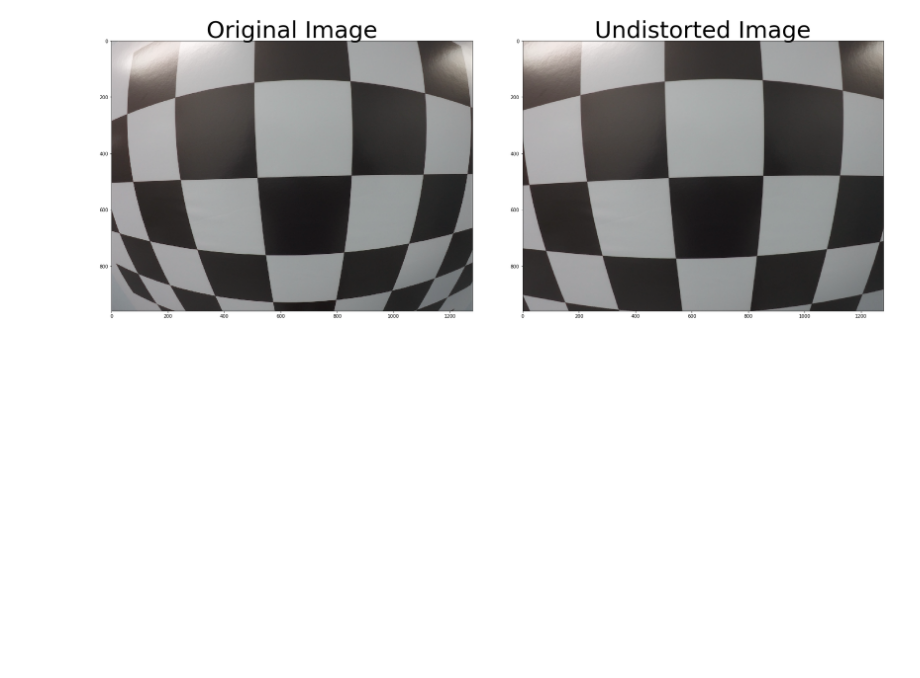
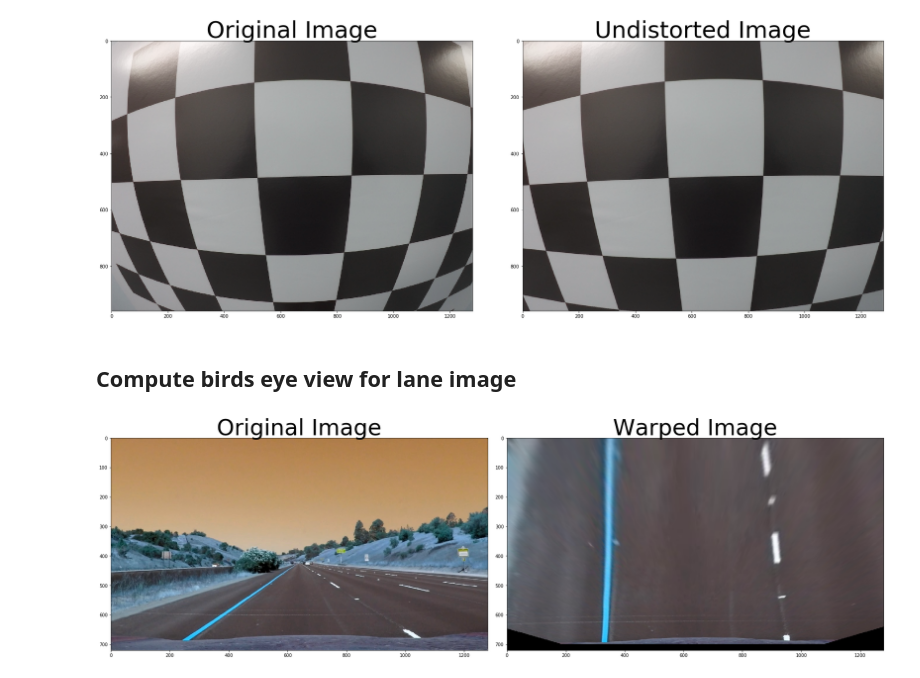
Before and after one commit to sd37/CarND-Advanced-Lane-Lines, a Jupyter notebook: solution.ipynb, the cells around one changed output. Saved outputs shown, nothing was run; the diff lists cells and outputs as text; code cells hidden in the pictures; blank space fills up the shorter version.

Commit message:
perpespective transform works

```diff
--- a/solution.ipynb
+++ b/solution.ipynb
@@ -52,7 +90,7 @@ for fname in images:
         # Draw and display the corners
         #img = cv2.drawChessboardCorners(img, (9,6), corners, ret)
         #cv2.imshow('img',img)
-        #cv2.waitKey(500)
+        cv2.waitKey(500)
 
 # cv2.destroyAllWindows()
 
@@ -99,3 +137,48 @@ ax2.set_title('Undistorted Image', fontsize=50)
 plt.subplots_adjust(left=0., right=1, top=0.9, bottom=0.)
 # %% [output]
 [figure]
+# %% [markdown]
+## Compute birds eye view for lane image
+# %%
+def gen_birds_eye_view(img):
+    top_right_src = [725, 460]
+    top_left_src = [575, 460]
+    bottom_right_src = [1080, 680]
+    bottom_left_src = [250, 680]
+
+    top_right_dest = [980, 20]
+    top_left_dest = [320, 20]
+    bottom_right_dest = [980, 680]
+    bottom_left_dest = [320,680]
+
+    src = np.float32([top_right_src, top_left_src, bottom_right_src, bottom_left_src])
+
+    dst = np.float32([top_right_dest, top_left_dest, bottom_right_dest, bottom_left_dest])
+
+    # Given src and dst points, calculate the perspective transform matrix
+    M = cv2.getPerspectiveTransform(src, dst)
+    # Warp the image using OpenCV warpPerspective()
+    img_size = (img.shape[1], img.shape[0])
+    warped = cv2.warpPerspective(img, M, img_size)
+
+    # Return the resulting image and matrix
+    return warped, M
+# %%
+# test
+
+img = cv2.imread('./test_images/straight_lines1.jpg')
+img = cv2.cvtColor(img,cv2.COLOR_BGR2RGB)
+undistorted = cal_undistort(img, objpoints, imgpoints)
+
+warp,M = gen_birds_eye_view(undistorted)
+# import pdb; pdb.set_trace()
+
+f, (ax1, ax2) = plt.subplots(1, 2, figsize=(24, 9))
+f.tight_layout()
+ax1.imshow(img)
+ax1.set_title('Original Image', fontsize=50)
+ax2.imshow(warp)
+ax2.set_title('Warped Image', fontsize=50)
+plt.subplots_adjust(left=0., right=1, top=0.9, bottom=0.)
+# %% [output]
+[figure, added]
```
Also changed, not shown: parts of 1 cell of this notebook.
